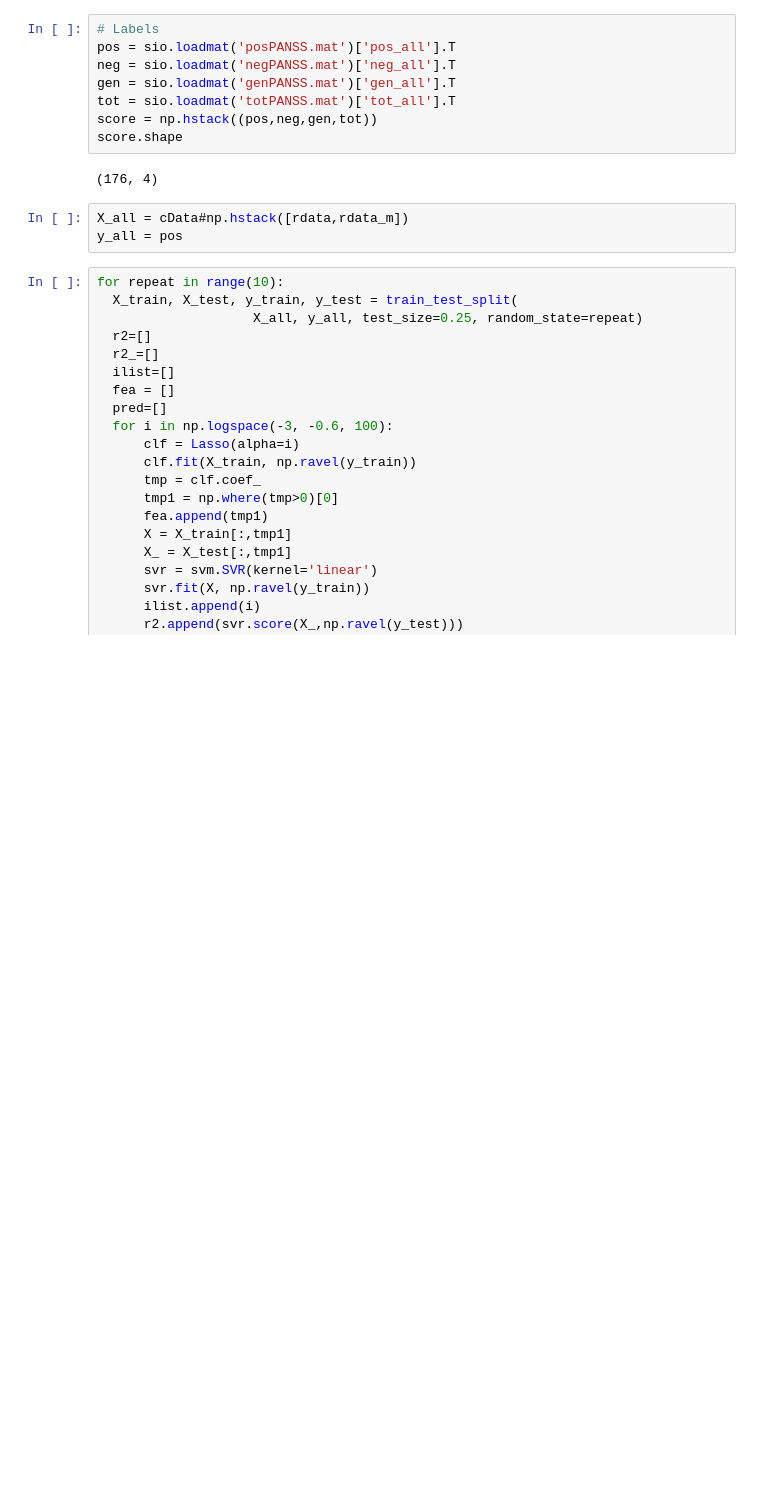
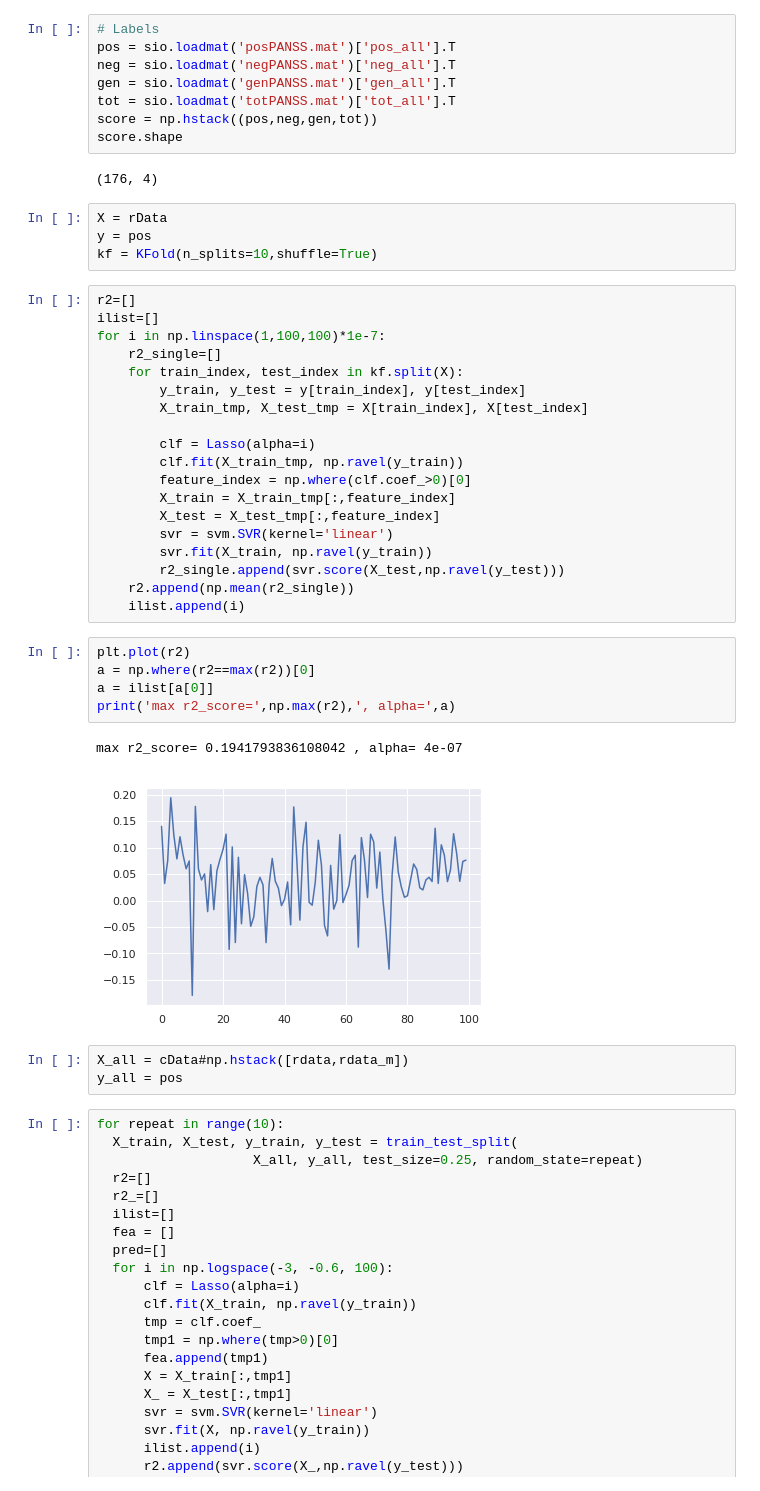
Before and after one commit to hz2538/Multimodal-regression-on-schizophrenia, a Jupyter notebook: svr.ipynb, the cells around one changed output. Drawn from its saved outputs; the diff is of its cells as text; blank space fills up the shorter version.

```diff
--- a/svr.ipynb
+++ b/svr.ipynb
@@ -37,6 +38,37 @@ score = np.hstack((pos,neg,gen,tot))
 score.shape
 # %% [output]
 (176, 4)
+# %%
+X = rData
+y = pos
+kf = KFold(n_splits=10,shuffle=True)
+# %%
+r2=[]
+ilist=[]
+for i in np.linspace(1,100,100)*1e-7:
+    r2_single=[]
+    for train_index, test_index in kf.split(X):
+        y_train, y_test = y[train_index], y[test_index]
+        X_train_tmp, X_test_tmp = X[train_index], X[test_index]
+
+        clf = Lasso(alpha=i)
+        clf.fit(X_train_tmp, np.ravel(y_train))
+        feature_index = np.where(clf.coef_>0)[0]
+        X_train = X_train_tmp[:,feature_index]
+        X_test = X_test_tmp[:,feature_index]
+        svr = svm.SVR(kernel='linear')
+        svr.fit(X_train, np.ravel(y_train))
+        r2_single.append(svr.score(X_test,np.ravel(y_test)))
+    r2.append(np.mean(r2_single))
+    ilist.append(i)
+# %%
+plt.plot(r2)
+a = np.where(r2==max(r2))[0]
+a = ilist[a[0]]
+print('max r2_score=',np.max(r2),', alpha=',a)
+# %% [output]
+max r2_score= 0.1941793836108042 , alpha= 4e-07
+[figure, added]
 # %%
 X_all = cData#np.hstack([rdata,rdata_m])
 y_all = pos
```
Also changed, not shown: parts of 2 cells of this notebook.
